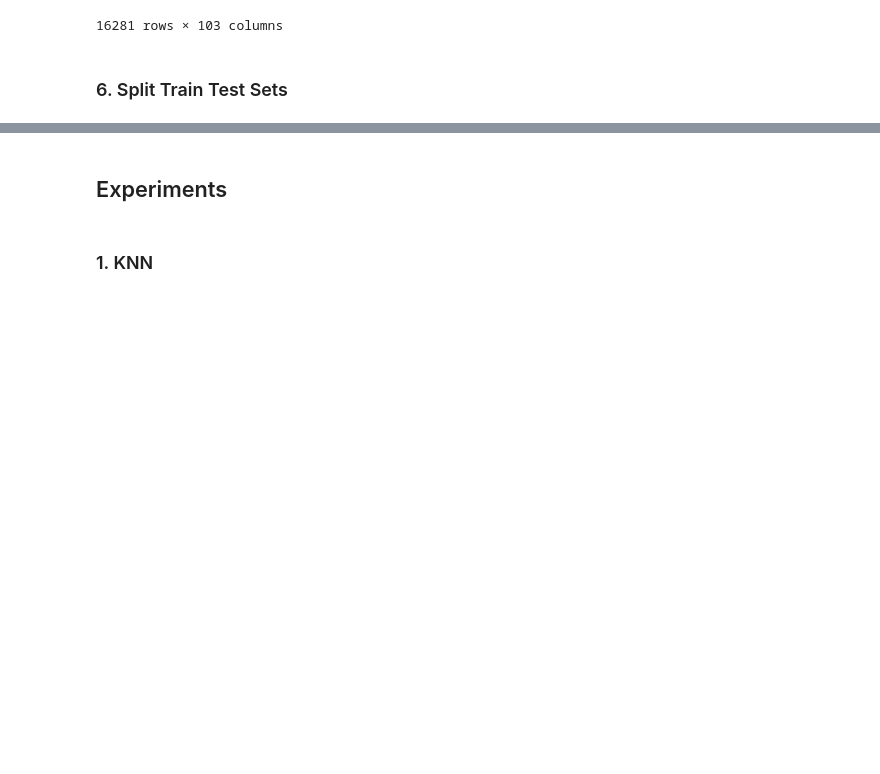
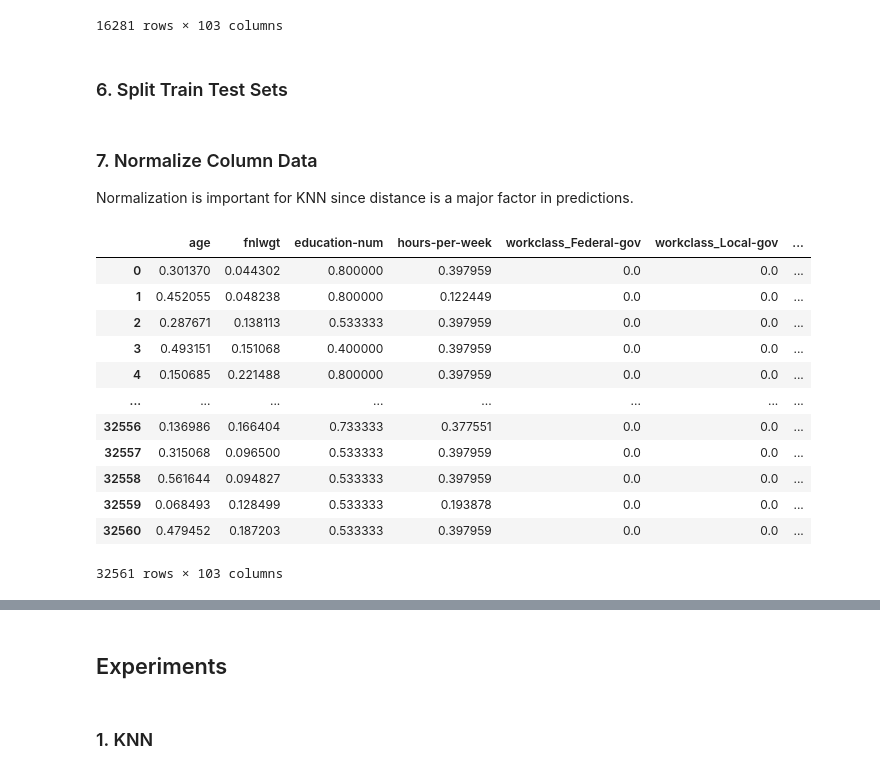
Before and after one commit to chrismartel/COMP551, a Jupyter notebook: projects/p1/adult_salary.ipynb, the cells around one changed output, grey strips where cells are left out. Cells and saved outputs as stored; diff of their text form; code cells hidden in the pictures; blank space fills up the shorter version.

```diff
--- a/projects/p1/adult_salary.ipynb
+++ b/projects/p1/adult_salary.ipynb
@@ -238,3 +238,30 @@ display(test_df)
 16281 rows × 103 columns
 # %% [markdown]
 ### 6. Split Train Test Sets
+# %%
+x_train_df, y_train_df = train_df.iloc[:,:-1], train_df.iloc[:,-1]
+x_test_df, y_test_df = test_df.iloc[:,:-1], test_df.iloc[:,-1]
+# %% [markdown]
+### 7. Normalize Column Data
+
+Normalization is important for KNN since distance is a major factor in predictions.
+# %%
+for c in x_train_df.columns:
+  x_train_df[c] = (x_train_df[c] - x_train_df[c].min()) / (x_train_df[c].max() - x_train_df[c].min())
+for c in x_test_df.columns:
+  x_test_df[c] = (x_test_df[c] - x_test_df[c].min()) / (x_test_df[c].max() - x_test_df[c].min())
+x_train_df
+# %% [output]
+|  | age | fnlwgt | education-num | hours-per-week | workclass_Federal-gov | workclass_Local-gov | ... |
+| 0 | 0.301370 | 0.044302 | 0.800000 | 0.397959 | 0.0 | 0.0 | ... |
+| 1 | 0.452055 | 0.048238 | 0.800000 | 0.122449 | 0.0 | 0.0 | ... |
+| 2 | 0.287671 | 0.138113 | 0.533333 | 0.397959 | 0.0 | 0.0 | ... |
+| 3 | 0.493151 | 0.151068 | 0.400000 | 0.397959 | 0.0 | 0.0 | ... |
+| 4 | 0.150685 | 0.221488 | 0.800000 | 0.397959 | 0.0 | 0.0 | ... |
+| ... | ... | ... | ... | ... | ... | ... | ... |
+| 32556 | 0.136986 | 0.166404 | 0.733333 | 0.377551 | 0.0 | 0.0 | ... |
+| 32557 | 0.315068 | 0.096500 | 0.533333 | 0.397959 | 0.0 | 0.0 | ... |
+| 32558 | 0.561644 | 0.094827 | 0.533333 | 0.397959 | 0.0 | 0.0 | ... |
+| 32559 | 0.068493 | 0.128499 | 0.533333 | 0.193878 | 0.0 | 0.0 | ... |
+| 32560 | 0.479452 | 0.187203 | 0.533333 | 0.397959 | 0.0 | 0.0 | ... |
+32561 rows × 103 columns
```
Also changed, not shown: parts of 9 cells of this notebook.
